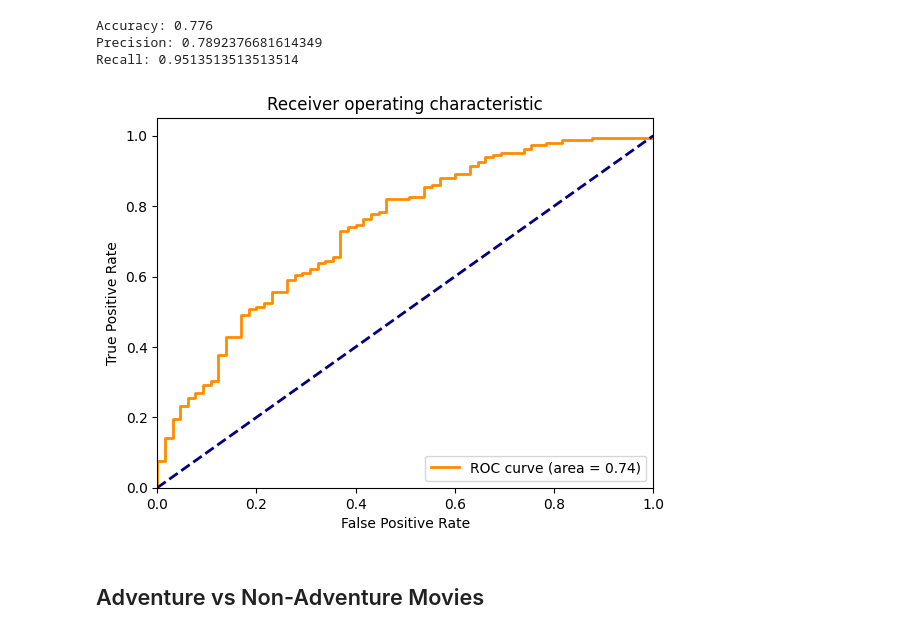
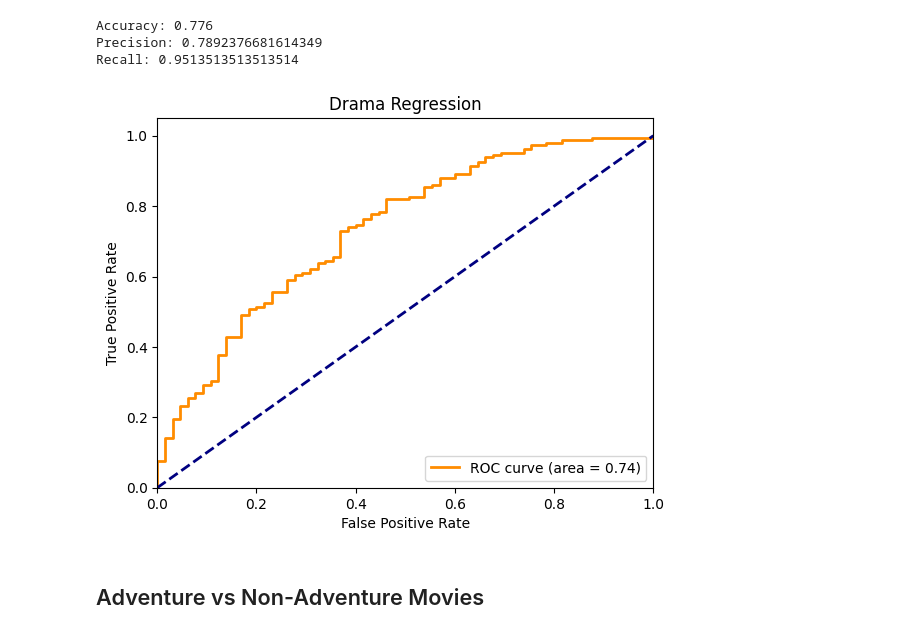
Before and after one commit to ColeDM-2020/INST-354-Project, a Jupyter notebook: Final_Project.ipynb, the cells around one changed output. Drawn from its saved outputs; the diff is of its cells as text; code cells hidden in the pictures.

```diff
--- a/Final_Project.ipynb
+++ b/Final_Project.ipynb
@@ -244,21 +242,21 @@ Recall: 0.9513513513513514
 # %%
 y_pred_proba = LogReg.predict_proba(X_test)[::,1]
 fpr, tpr, _ = roc_curve(y_test,  y_pred_proba)
 auc = roc_auc_score(y_test, y_pred_proba)
 plt.figure()
 lw = 2
 plt.plot(fpr, tpr, color='darkorange',
         lw=2, label='ROC curve (area = %0.2f)' % auc)
 plt.plot([0, 1], [0, 1], color='navy', lw=2, linestyle='--')
 plt.xlim([0.0, 1.0])
 plt.ylim([0.0, 1.05])
 plt.xlabel('False Positive Rate')
 plt.ylabel('True Positive Rate')
-plt.title('Receiver operating characteristic')
+plt.title('Drama Regression')
 plt.legend(loc="lower right")
 plt.show()
 # %% [output]
-[figure, old version]
+[figure, new version]
 # %% [markdown]
 ## Adventure vs Non-Adventure Movies
 # %%
```
Also changed, not shown: parts of 11 cells of this notebook.
